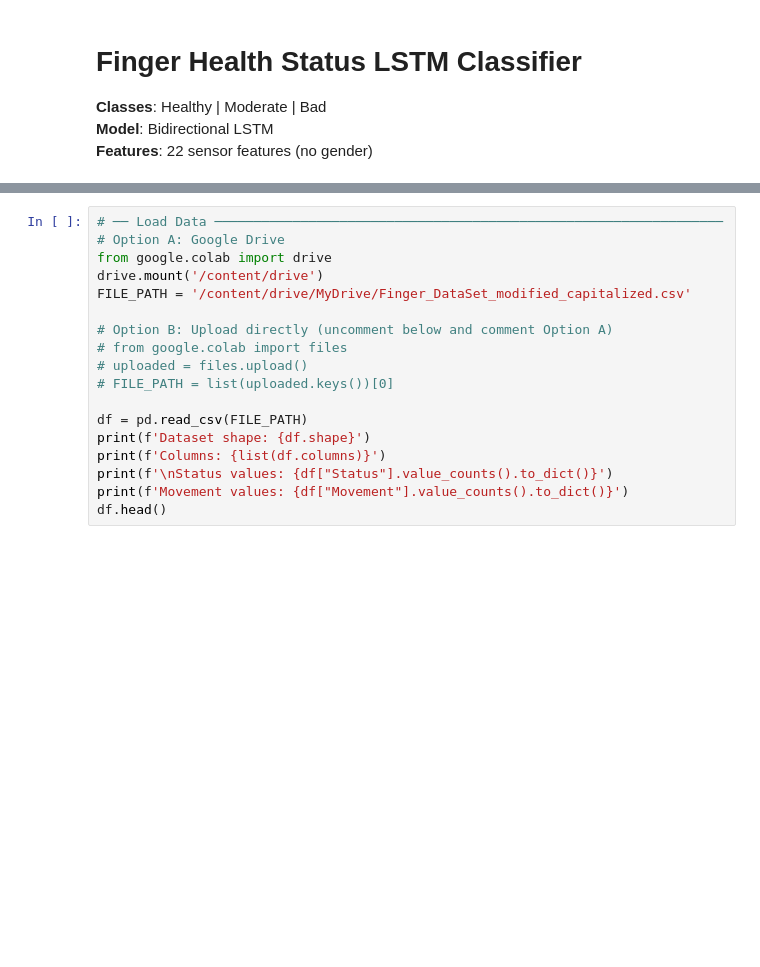
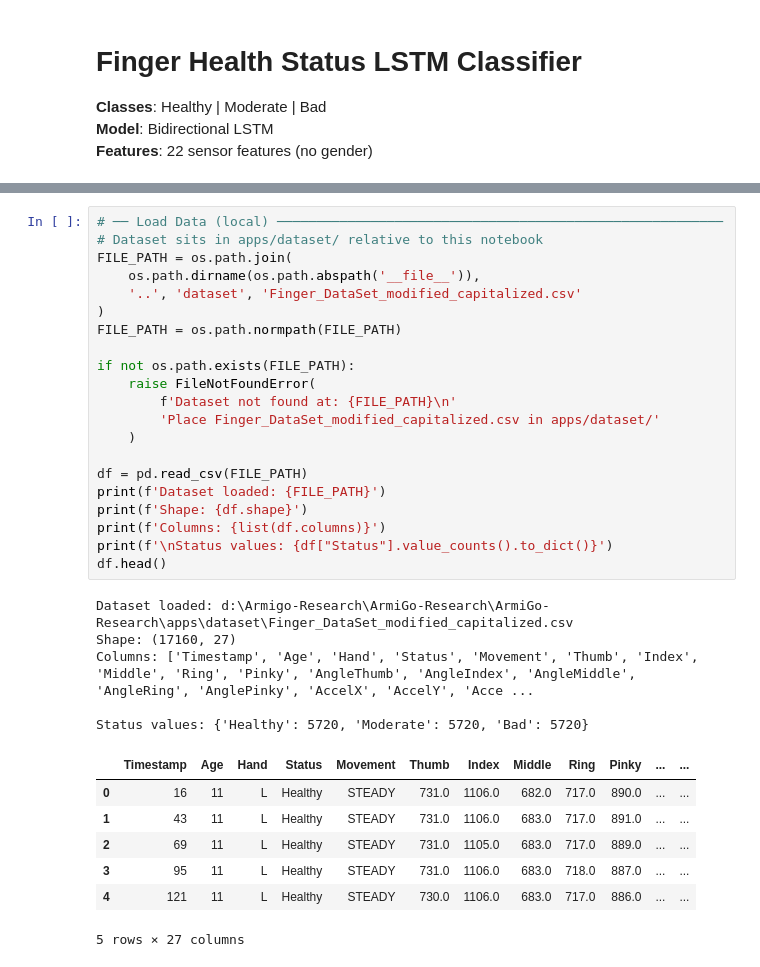
Before and after one commit to IT22102546/ArmiGo-Research, a Jupyter notebook: apps/analyzingmodels/finger_lstm_3class.ipynb, the cells around one changed output, grey strips where cells are left out. Saved outputs shown, nothing was run; the diff lists cells and outputs as text; blank space fills up the shorter version.

```diff
--- a/apps/analyzingmodels/finger_lstm_3class.ipynb
+++ b/apps/analyzingmodels/finger_lstm_3class.ipynb
@@ -61,20 +83,36 @@ print(f'Classes: {CONFIG["status_display"]}')
 # %%
-# ── Load Data ─────────────────────────────────────────────────────────────────
-# Option A: Google Drive
-from google.colab import drive
-drive.mount('/content/drive')
-FILE_PATH = '/content/drive/MyDrive/Finger_DataSet_modified_capitalized.csv'
+# ── Load Data (local) ─────────────────────────────────────────────────────────
+# Dataset sits in apps/dataset/ relative to this notebook
+FILE_PATH = os.path.join(
+    os.path.dirname(os.path.abspath('__file__')),
+    '..', 'dataset', 'Finger_DataSet_modified_capitalized.csv'
+)
+FILE_PATH = os.path.normpath(FILE_PATH)
 
-# Option B: Upload directly (uncomment below and comment Option A)
-# from google.colab import files
-# uploaded = files.upload()
-# FILE_PATH = list(uploaded.keys())[0]
+if not os.path.exists(FILE_PATH):
+    raise FileNotFoundError(
+        f'Dataset not found at: {FILE_PATH}\n'
+        'Place Finger_DataSet_modified_capitalized.csv in apps/dataset/'
+    )
 
 df = pd.read_csv(FILE_PATH)
-print(f'Dataset shape: {df.shape}')
+print(f'Dataset loaded: {FILE_PATH}')
+print(f'Shape: {df.shape}')
 print(f'Columns: {list(df.columns)}')
 print(f'\nStatus values: {df["Status"].value_counts().to_dict()}')
-print(f'Movement values: {df["Movement"].value_counts().to_dict()}')
 df.head()
+# %% [output]
+Dataset loaded: d:\Armigo-Research\ArmiGo-Research\ArmiGo-Research\apps\dataset\Finger_DataSet_modified_capitalized.csv
+Shape: (17160, 27)
+Columns: ['Timestamp', 'Age', 'Hand', 'Status', 'Movement', 'Thumb', 'Index', 'Middle', 'Ring', 'Pinky', 'AngleThumb', 'AngleIndex', 'AngleMiddle', 'AngleRing', 'AnglePinky', 'AccelX', 'AccelY', 'Acce ...
+
+Status values: {'Healthy': 5720, 'Moderate': 5720, 'Bad': 5720}
+|  | Timestamp | Age | Hand | Status | Movement | Thumb | Index | Middle | Ring | Pinky | ... | ... |
+| 0 | 16 | 11 | L | Healthy | STEADY | 731.0 | 1106.0 | 682.0 | 717.0 | 890.0 | ... | ... |
+| 1 | 43 | 11 | L | Healthy | STEADY | 731.0 | 1106.0 | 683.0 | 717.0 | 891.0 | ... | ... |
+| 2 | 69 | 11 | L | Healthy | STEADY | 731.0 | 1105.0 | 683.0 | 717.0 | 889.0 | ... | ... |
+| 3 | 95 | 11 | L | Healthy | STEADY | 731.0 | 1106.0 | 683.0 | 718.0 | 887.0 | ... | ... |
+| 4 | 121 | 11 | L | Healthy | STEADY | 730.0 | 1106.0 | 683.0 | 717.0 | 886.0 | ... | ... |
+5 rows × 27 columns
 # %%
 # ── Augmentation Functions ─────────────────────────────────────────────────────
```
Also changed, not shown: parts of 15 cells of this notebook, 25 other files.
